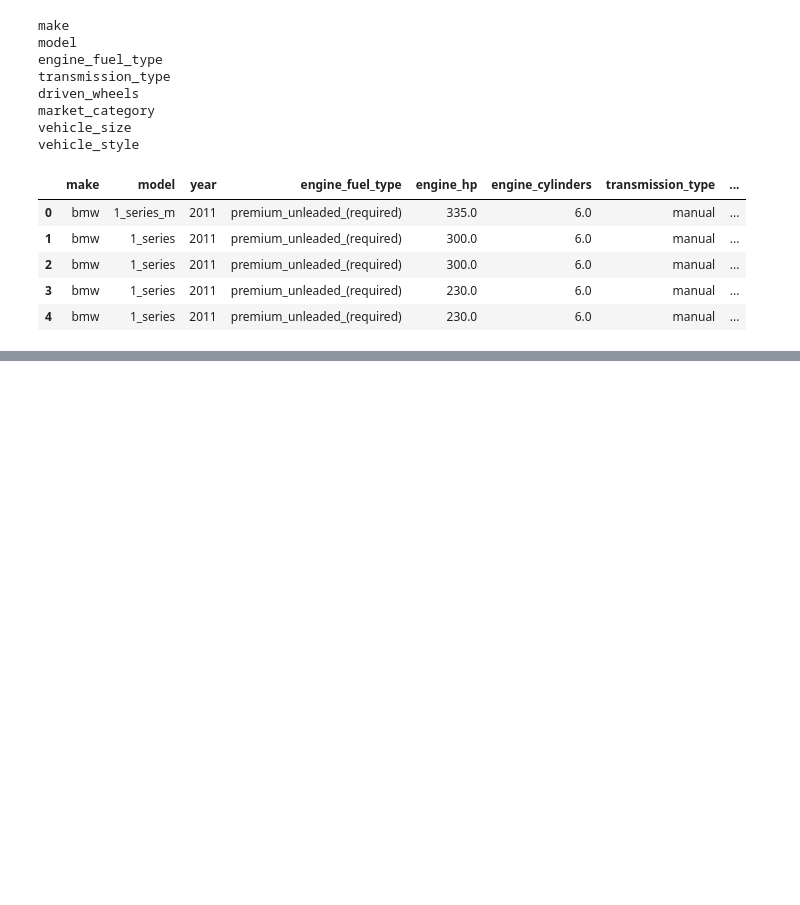
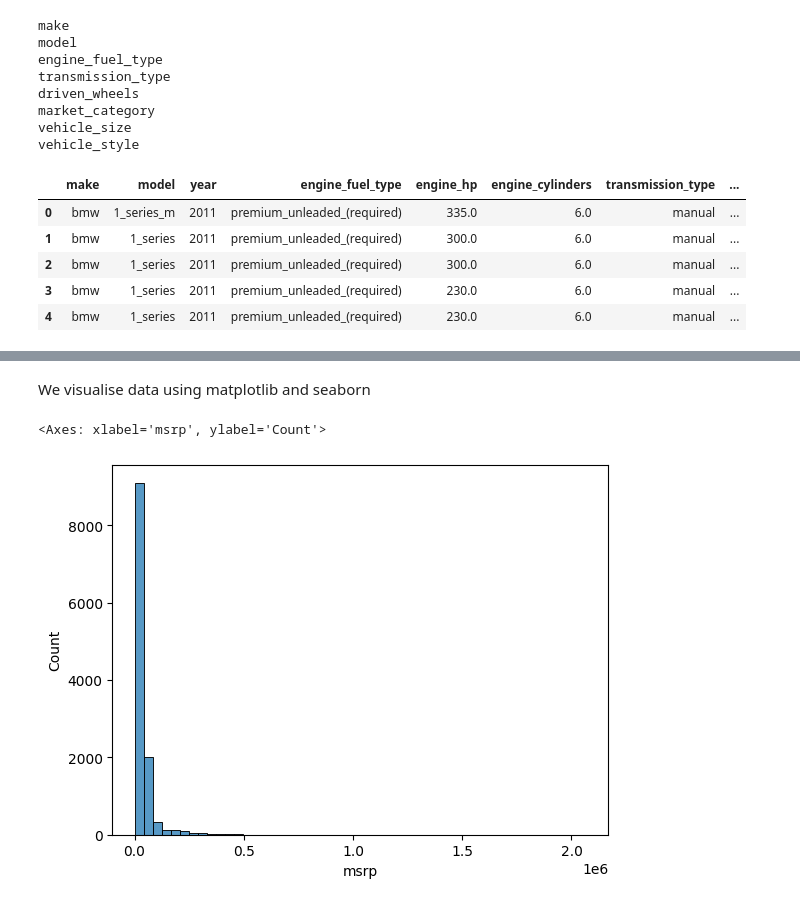
Before and after one commit to Abasi-ifreke/ml-zoomcamp, a Jupyter notebook: 02-regression/01-data-prep.ipynb, the cells around one changed output, grey strips where cells are left out. Drawn from its saved outputs; the diff is of its cells as text; code cells hidden in the pictures; blank space fills up the shorter version.

Commit message:
Exploratory Data Analysis

```diff
--- a/02-regression/01-data-prep.ipynb
+++ b/02-regression/01-data-prep.ipynb
@@ -124,0 +189,2 @@ df.head()
+# %% [markdown]
+We visualise data using matplotlib and seaborn
@@ -124,0 +197,7 @@ df.head()
+# %%
+# we check the distribution of prices. to see how many prices we have
+# we plot a histogram - bins represent how many bars we will show
+sns.histplot(df.msrp, bins=50)
+# %% [output]
+<Axes: xlabel='msrp', ylabel='Count'>
+[figure, added]
```
Also changed, not shown: parts of 11 cells of this notebook.
